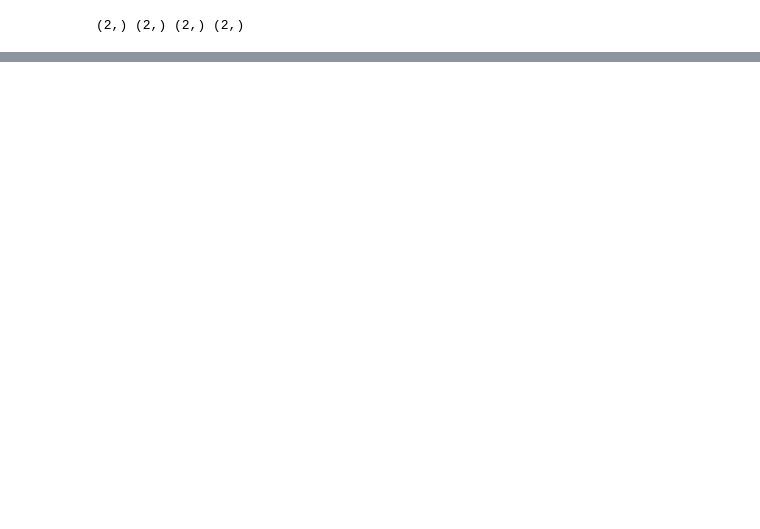
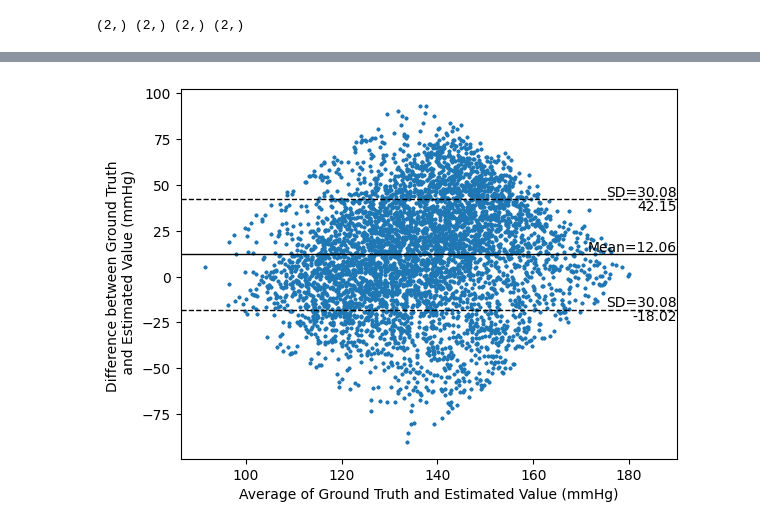
Before and after one commit to ax6000/BloodPressureEstimation, a Jupyter notebook: notebooks/eval_ldm.ipynb, the cells around one changed output, grey strips where cells are left out. Saved outputs shown, nothing was run; the diff lists cells and outputs as text; code cells hidden in the pictures; blank space fills up the shorter version.

```diff
--- a/notebooks/eval_ldm.ipynb
+++ b/notebooks/eval_ldm.ipynb
@@ -15,0 +13,8 @@ PRED_PATH=r'../repos/latent-diffusion/models/ldm/v4_ppg2abp-kl-f4/samples/000774
+# %%
+PRED_PATH=r'../repos/latent-diffusion/models/ldm/a/numpy'
+PRED_PATH=r'../data/results/bbdm_result.npy'
+PRED_PATH = r"F:\minowa\BloodPressureEstimation\repos\latent-diffusion\models\first_stage_models\v3_ppg2abp-kl-f4_2\samples\00187108\2024-12-23-19-14-08\numpy"
+PRED_PATH = r"F:\minowa\BloodPressureEstimation\repos\latent-diffusion\models\first_stage_models\v3_ppg2abp-kl-f4_2\samples\00187108\2024-12-23-19-24-17\numpy"
+PRED_PATH = r"F:\minowa\BloodPressureEstimation\repos\latent-diffusion\models\ldm\2024-12-23T19-59-41_v3_ppg2abp-kl-f4_1d\samples\00112488\2024-12-23-23-48-12\numpy"
+# PRED_PATH=r'../repos/latent-diffusion/models/first_stage_models/v3_ppg2abp-kl-f4_2/samples/00403082/2024-12-03-15-28-49/numpy'
+PRED_PATH=r'F:\minowa\BloodPressureEstimation\repos\latent-diffusion\models\ldm\1dv3\samples\00877824\2025-01-21-13-23-16\numpy'
@@ -43,18 +55,22 @@ def calc_min_max(x):
     # x = (x.astype(np.float32)/127.5-1)
     return np.nanmin(x,axis=1),np.nanmax(x,axis=1)
 # %%
-scales = np.load(r"../data\processed\BP_npy\0625_256_2_clean\p00\scale_train.npy")
+# scales = np.load(r"../data\processed\BP_npy\0625_256_2_clean\p00\scale_train.npy")
+scales = np.load(r"../data\processed\BP_npy\250107_1152f_corr\p00\scale_train.npy")
 # %%
 gt[:] -= scales[0,0]
 gt[:] /= scales[0,1]
 out[:] -= scales[0,0]
 out[:] /= scales[0,1]
 # %%
+def calc_min_max(x):
+    # x = (x.astype(np.float32)/127.5-1)
+    return np.nanmin(x,axis=1),np.nanmax(x,axis=1)
 gt_min,gt_max = calc_min_max(gt)
 out_min,out_max = calc_min_max(out)
 errors = np.zeros((2,*out_min.shape))
-errors[0,:]=gt_min-out_min
-errors[1,:]=gt_max-out_max
+errors[0,:]=out_min-gt_min
+errors[1,:]=out_max-gt_max
 gt_mean = np.mean(gt.flatten())
 out_mean = np.mean(out.flatten())
 gt_std = np.std(gt.mean(axis=1),dtype=np.float64)
@@ -118,0 +166,24 @@ print("""
+# %%
+def bland_altman_plot(pred,gt):
+    error = pred - gt
+    mean = (pred+gt)/2
+    std = np.std(error)
+    me = np.mean(error)
+    xmin = mean.min()-5
+    xmax = mean.max()+10
+    plt.scatter(mean,error,s=3)
+    plt.hlines(me,xmin,xmax,colors='black',linewidth=1)
+    plt.hlines(me+std,xmin,xmax, linestyles='dashed',colors='black',linewidth=1)
+    plt.hlines(me-std,xmin,xmax, linestyles='dashed',colors='black',linewidth=1)
+    plt.xlabel("Average of Ground Truth and Estimated Value (mmHg)")
+    plt.ylabel("Difference between Ground Truth \n and Estimated Value (mmHg)")
+    plt.text(xmax, me+std, f"SD={std:.2f}",fontsize='medium', horizontalalignment = "right", verticalalignment ="bottom" )
+    plt.text(xmax, me+std, f"{me+std:.2f}",fontsize='medium', horizontalalignment = "right", verticalalignment ="top" )
+    plt.text(xmax, me-std, f"SD={std:.2f}",fontsize='medium', horizontalalignment = "right", verticalalignment ="bottom" )
+    plt.text(xmax, me-std, f"{me-std:.2f}",fontsize='medium', horizontalalignment = "right", verticalalignment ="top" )
+    plt.text(xmax, me, f"Mean={me:.2f}",fontsize='medium', horizontalalignment = "right", verticalalignment ="bottom" )
+    plt.xlim(xmin,xmax)
+# %%
+bland_altman_plot(out_max,gt_max)
+# %% [output]
+[figure, added]
```
Also changed, not shown: parts of 38 cells of this notebook, 23 other files.
